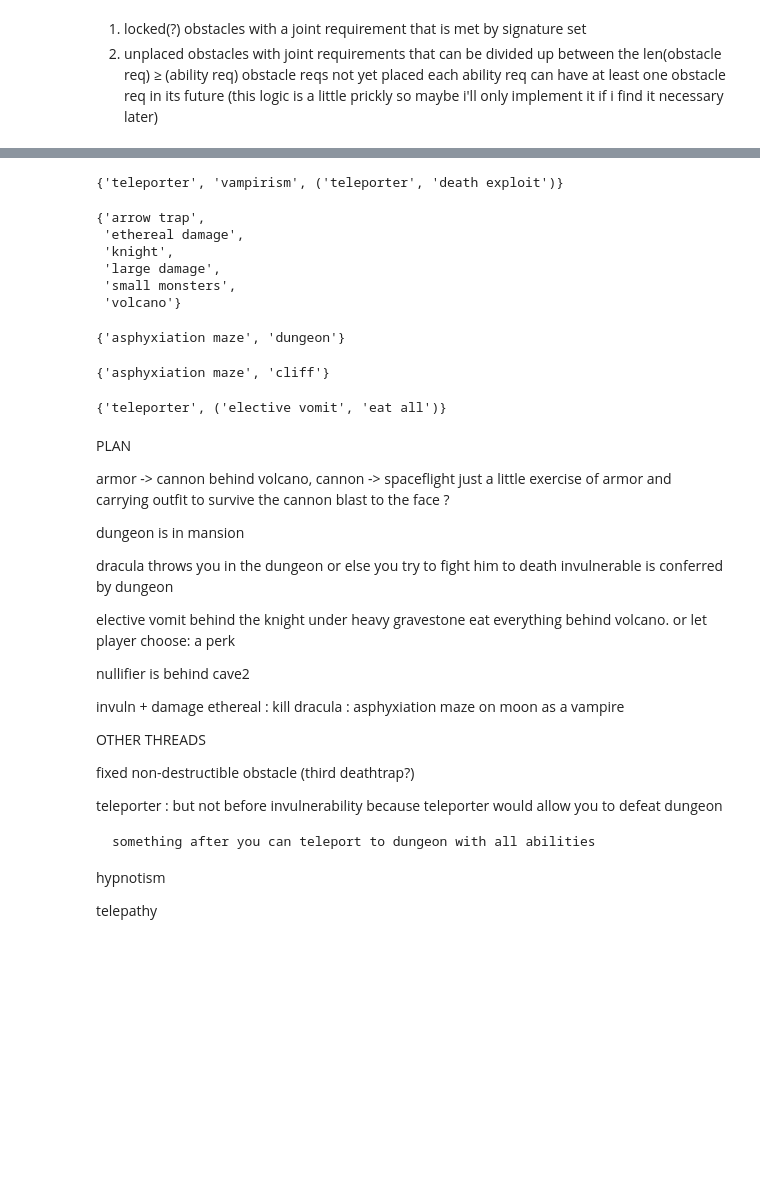
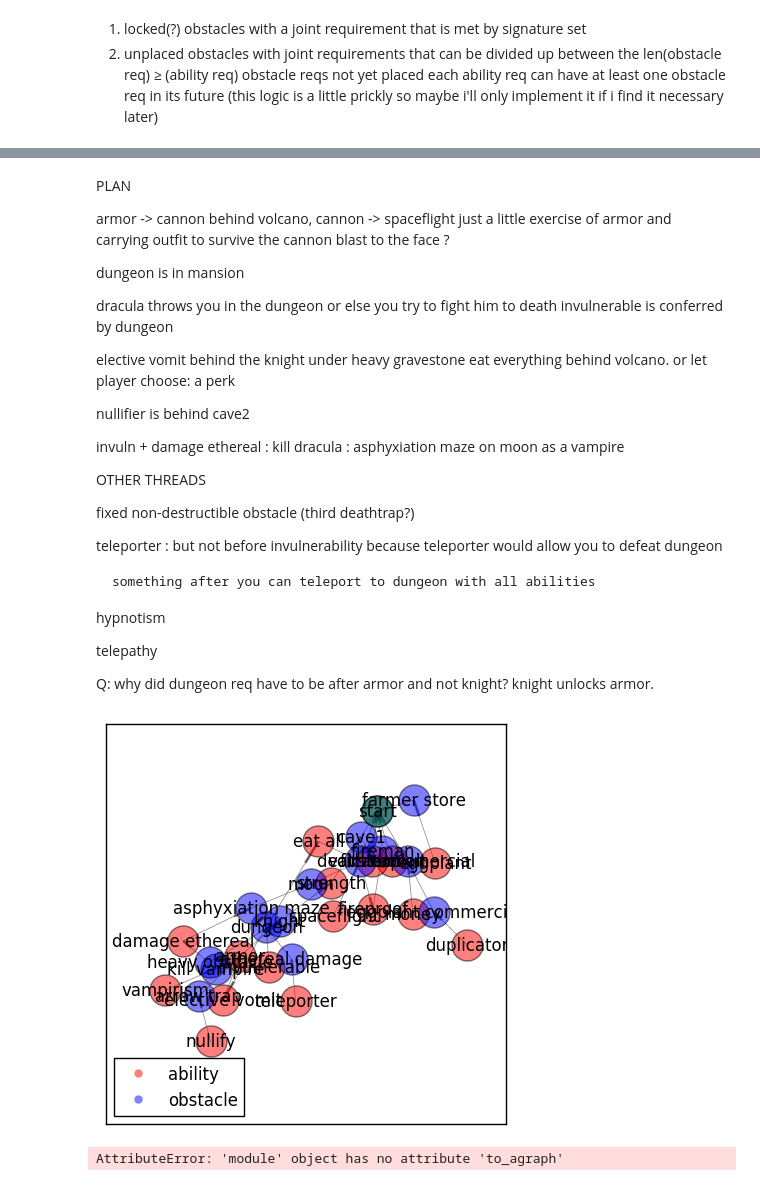
Before and after one commit to scrudgey/yogurt_tools, a Jupyter notebook: game puzzles.ipynb, the cells around one changed output, grey strips where cells are left out. Drawn from its saved outputs; the diff is of its cells as text; code cells hidden in the pictures; blank space fills up the shorter version.

```diff
--- a/game puzzles.ipynb
+++ b/game puzzles.ipynb
@@ -280,7 +206,6 @@ net2 = copy.deepcopy(net)
 net2.add_connection('knight', 'heavy obstacle')
 net2.add_connection('volcano', 'spaceflight')
 net2.add_connection('volcano', 'moon')
-net2.add_connection('start', 'elective vomit')
 # %%
 net2.analyze()
 # %% [output]
@@ -332,24 +236,3 @@ set(['dungeon', 'cliff'])
-# %%
-net2.obstacles['asphyxiation maze'].reqs
-# %% [output]
-{'teleporter', 'vampirism', ('teleporter', 'death exploit')}
-# %%
-net2.abilities['invulnerable'].defeats
-# %% [output]
-{'arrow trap',
- 'ethereal damage',
- 'knight',
- 'large damage',
- 'small monsters',
- 'volcano'}
-# %%
-net2.nodes['teleporter'].defeats
-net2.nodes['vampirism'].defeats
-net.nodes['dungeon'].reqs
-# %% [output]
-{'asphyxiation maze', 'dungeon'}
-{'asphyxiation maze', 'cliff'}
-{'teleporter', ('elective vomit', 'eat all')}
 # %% [markdown]
 PLAN
 
@@ -385,3 +268,30 @@ teleporter : but not before invulnerability
 hypnotism
 
 telepathy
+
+
+Q: why did dungeon req have to be after armor and not knight? knight unlocks armor.
+# %%
+net2.add_connection('arrow trap', 'nullify')
+
+net2.add_connection('armor', 'elective vomit')
+net2.add_connection('volcano', 'eat all')
+net2.add_connection('armor', 'dungeon')
+net2.add_connection('dungeon', 'invulnerable')
+
+net2.add_connection('dungeon', 'ethereal damage')
+net2.add_connection('ethereal damage', 'teleporter')
+net2.add_connection('moon', 'asphyxiation maze')
+net2.add_connection('asphyxiation maze', 'damage ethereal')
+
+net2.add_connection('knight', 'kill vampire')
+net2.add_connection('kill vampire', 'vampirism')
+# %%
+net2.plot()
+# %% [output]
+[figure, added]
+# %%
+import networkx as nx
+nx.to_agraph(net2.nxgraph())
+# %% [output]
+AttributeError: 'module' object has no attribute 'to_agraph'
```
Also changed, not shown: parts of 12 cells of this notebook, 2 other files.
